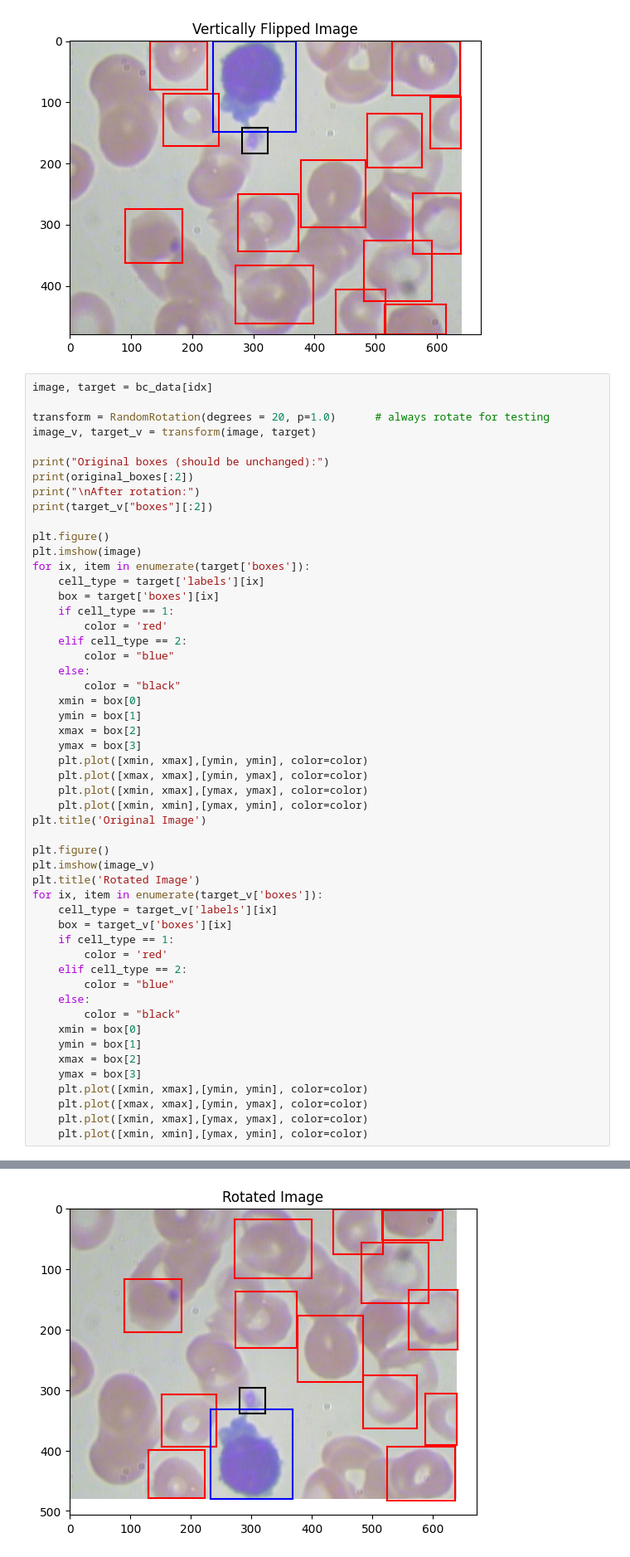
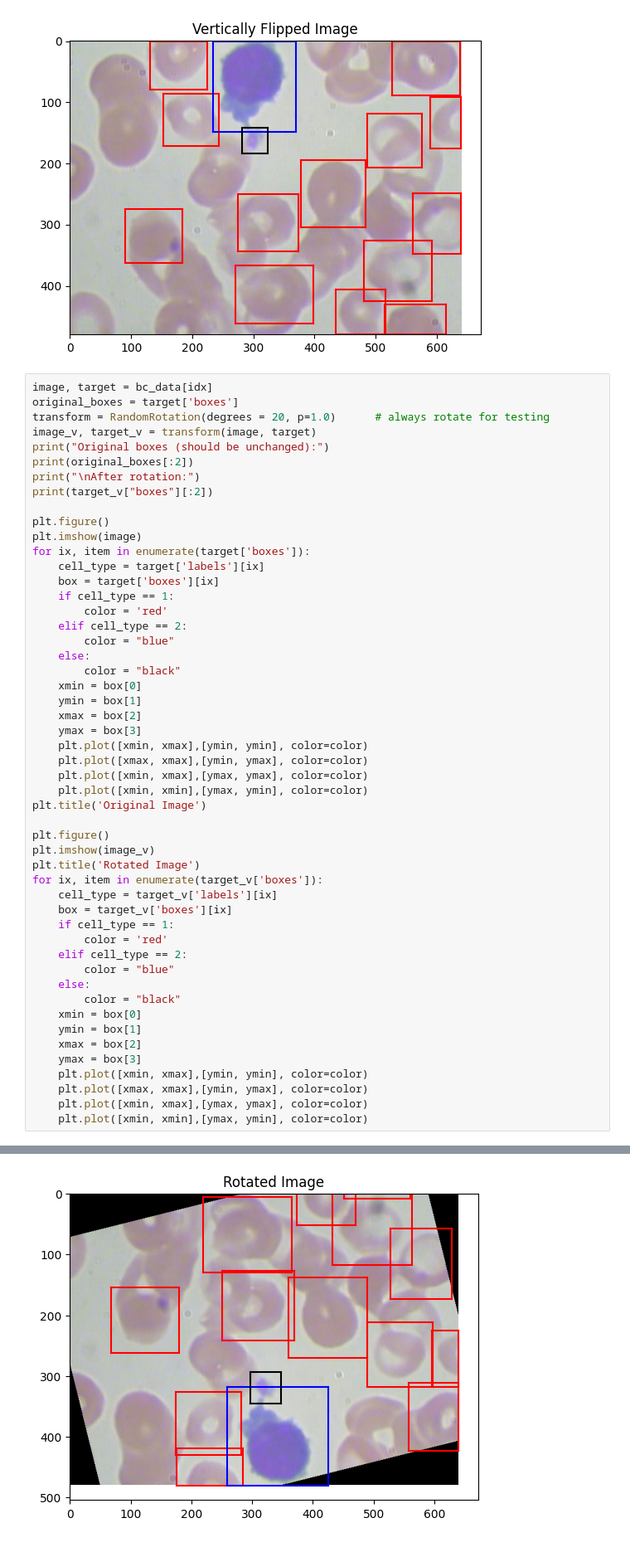
Before and after one commit to janscode33/bccd_object_detection, a Jupyter notebook: notebooks/data_import.ipynb, the cells around one changed output, grey strips where cells are left out. Shown at 83% size. Saved outputs shown, nothing was run; the diff lists cells and outputs as text.

```diff
--- a/notebooks/data_import.ipynb
+++ b/notebooks/data_import.ipynb
@@ -526,10 +515,9 @@ tensor([[153.,  86., 243., 171.],
 [figure]
 # %%
 image, target = bc_data[idx]
-
+original_boxes = target['boxes']
 transform = RandomRotation(degrees = 20, p=1.0)      # always rotate for testing
 image_v, target_v = transform(image, target)
-
 print("Original boxes (should be unchanged):")
 print(original_boxes[:2])
 print("\nAfter rotation:")
@@ -587,2 +575,2 @@ tensor([[151.8201, 307.7131, 242.4714, 393.4030],
 [figure]
-[figure, old version]
+[figure, new version]
```
Also changed, not shown: parts of 2 cells of this notebook.
